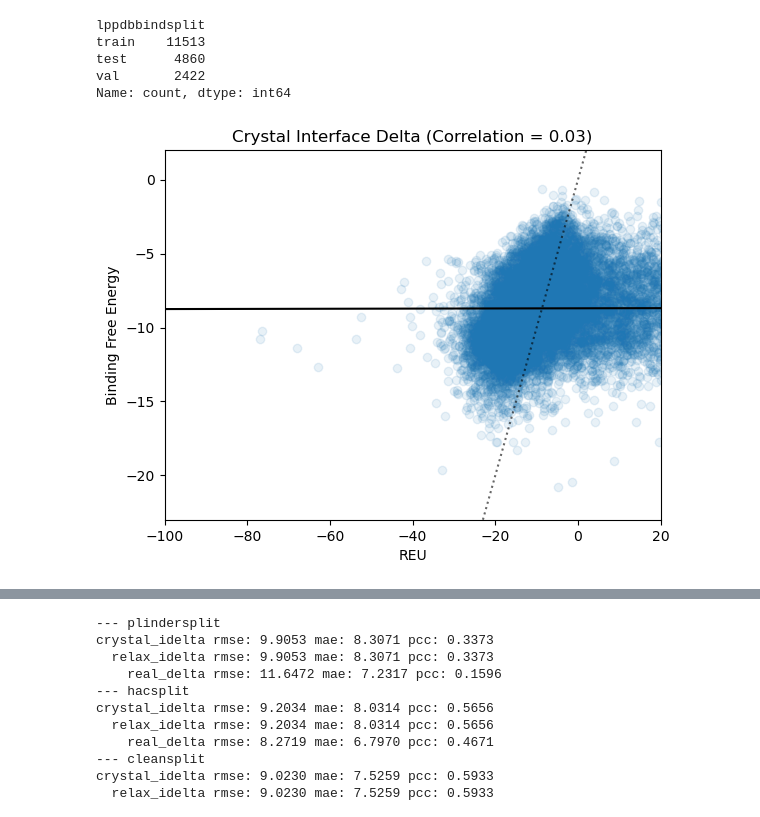
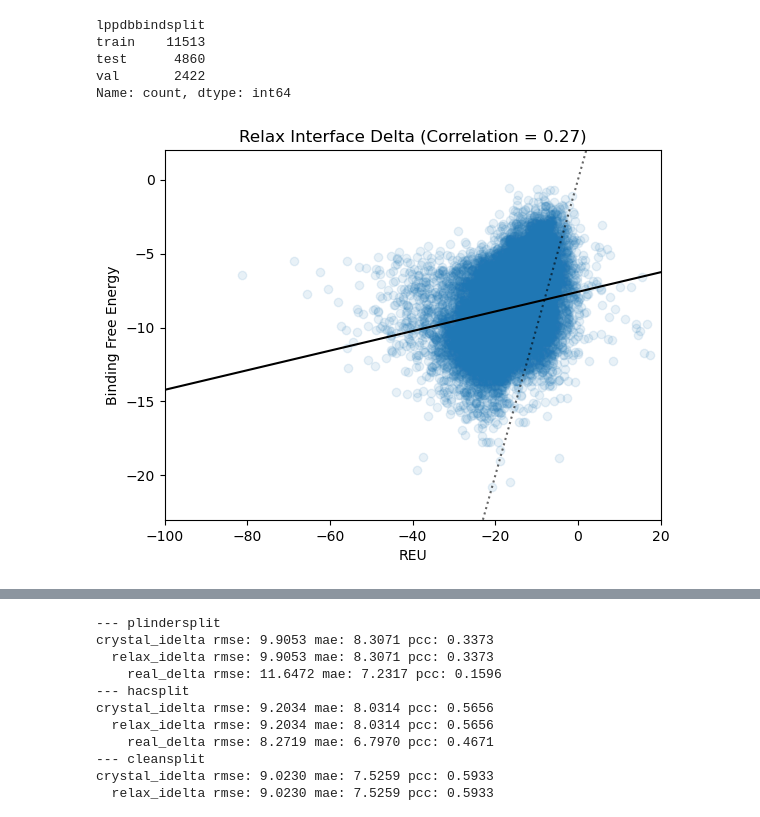
Before and after one commit to Hackefleisch/pdbbind_dock, a Jupyter notebook: analysis.ipynb, the cells around one changed output, grey strips where cells are left out. Drawn from its saved outputs; the diff is of its cells as text; code cells hidden in the pictures.

```diff
--- a/analysis.ipynb
+++ b/analysis.ipynb
@@ -281,32 +297,32 @@ Name: count, dtype: int64
 # %%
 from matplotlib import pyplot as plt
 import numpy as np
 
 # crystal_idelta_score,relax_idelta_score
 # relax_total_score-ligaway_total_score
 
 #plt.scatter(-df_f.dG, df_f.relax_total_score - df_f.ligaway_total_score, alpha=0.1)
 #plt.title('Bound-Unbound-Delta')
 #plt.scatter(-df_f.dG, df_f.relax_total_score - df_f.ligaway_total_score, alpha=0.1)
 #plt.title('Bound-Unbound-Delta')
 
-title = 'Crystal Interface Delta'
-x_data = df_f['crystal_idelta_score']
+title = 'Relax Interface Delta'
+x_data = df_f['relax_idelta_score']
 y_data = -df_f['dG']
 
 correlation = x_data.corr(y_data)
 slope, intercept = np.polyfit(x_data, y_data, 1)
 fit_line = slope * np.arange(-150,50) + intercept
 #perfect_line =
 
 plt.title(title + f' (Correlation = {correlation:.2f})')
 plt.scatter(x_data, y_data, alpha=0.1, label='Data')
 plt.plot(np.arange(-150,50), fit_line, color='black', label='Fit')
 plt.xlim( -100, 20 )
 plt.ylim(-23, 2)
 plt.ylabel('Binding Free Energy')
 plt.xlabel('REU')
 plt.axline( [0,0], [1,1], color = 'black', alpha=0.6, linestyle=':' )
 plt.show()
 # %% [output]
-[figure, old version]
+[figure, new version]
```
Also changed, not shown: parts of 8 cells of this notebook.
